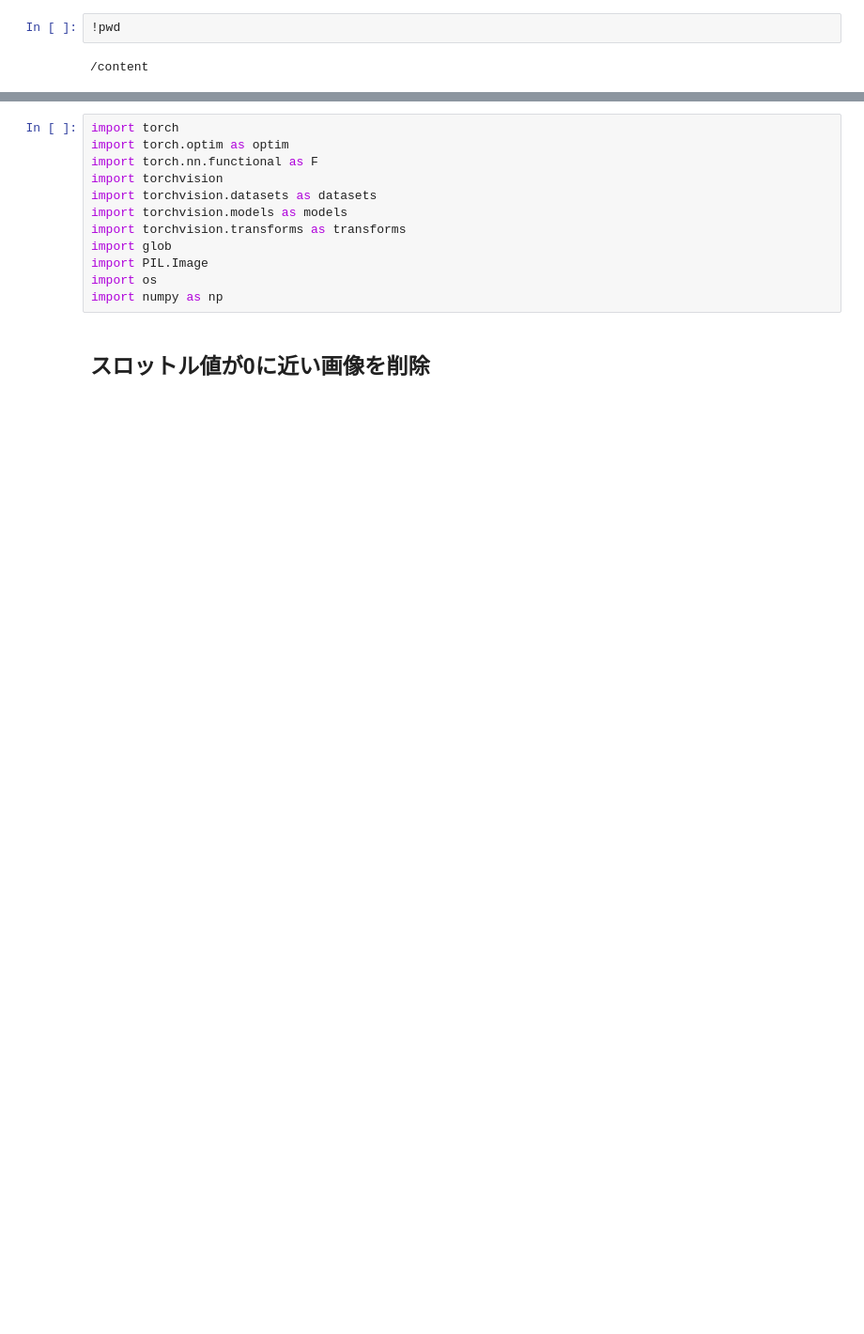
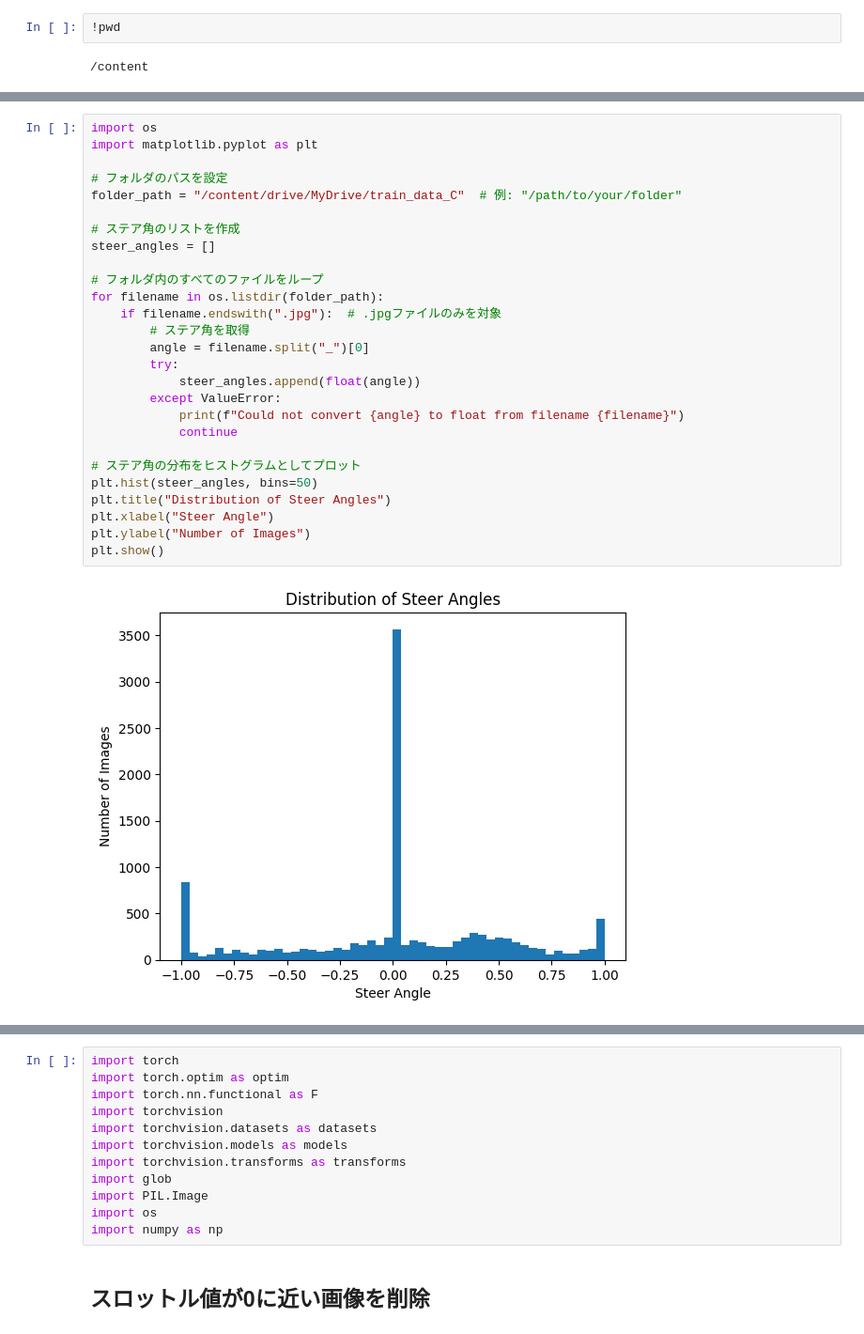
Before and after one commit to rsuwa/self-driving-mini-car, a Jupyter notebook: learn_steer_throttle.ipynb, the cells around one changed output, grey strips where cells are left out. Shown at 94% size. Drawn from its saved outputs; the diff is of its cells as text; blank space fills up the shorter version.

```diff
--- a/learn_steer_throttle.ipynb
+++ b/learn_steer_throttle.ipynb
@@ -9,0 +16,29 @@ Drive already mounted at /content/drive; to attempt to forcibly remount, call dr
+# %%
+import os
+import matplotlib.pyplot as plt
+
+# フォルダのパスを設定
+folder_path = "/content/drive/MyDrive/train_data_C"  # 例: "/path/to/your/folder"
+
+# ステア角のリストを作成
+steer_angles = []
+
+# フォルダ内のすべてのファイルをループ
+for filename in os.listdir(folder_path):
+    if filename.endswith(".jpg"):  # .jpgファイルのみを対象
+        # ステア角を取得
+        angle = filename.split("_")[0]
+        try:
+            steer_angles.append(float(angle))
+        except ValueError:
+            print(f"Could not convert {angle} to float from filename {filename}")
+            continue
+
+# ステア角の分布をヒストグラムとしてプロット
+plt.hist(steer_angles, bins=50)
+plt.title("Distribution of Steer Angles")
+plt.xlabel("Steer Angle")
+plt.ylabel("Number of Images")
+plt.show()
+# %% [output]
+[figure, added]
```
Also changed, not shown: parts of 14 cells of this notebook.
